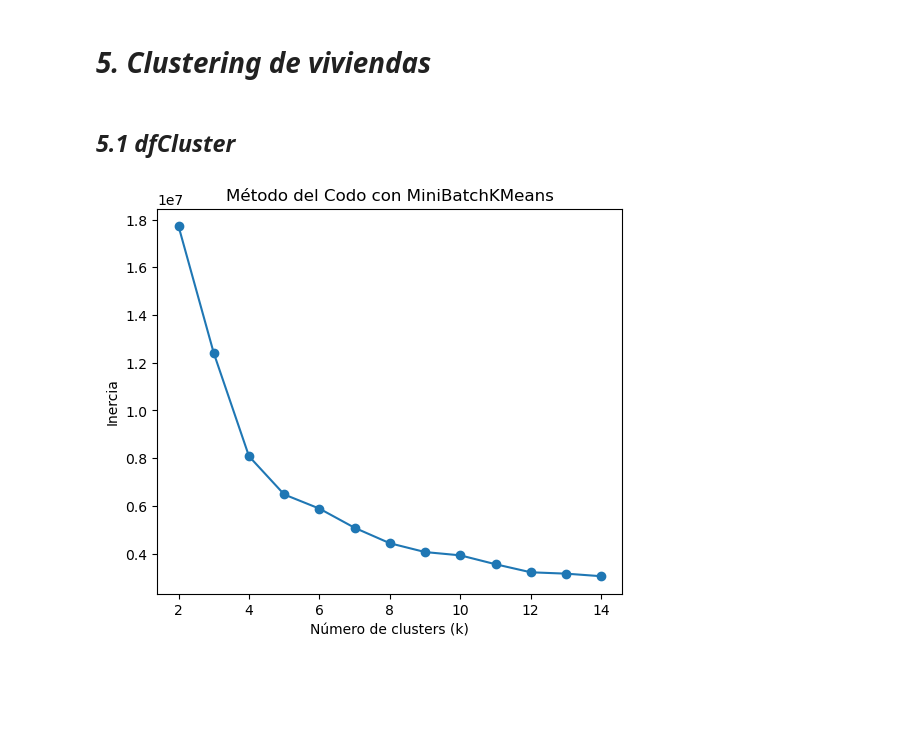
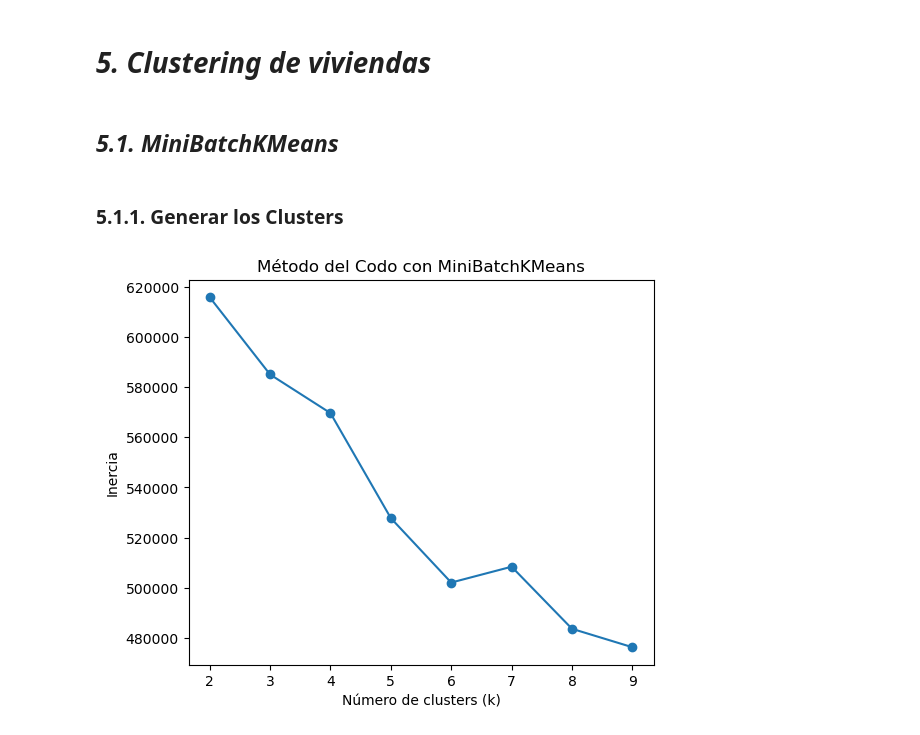
Before and after one commit to avaquerocastro/precios-de-vivienda-madrid, a Jupyter notebook: codigo/03-clustering/Clustering.ipynb, the cells around one changed output. Saved outputs shown, nothing was run; the diff lists cells and outputs as text; code cells hidden in the pictures; blank space fills up the shorter version.

Commit message:
Update notebook clustering

```diff
--- a/codigo/03-clustering/Clustering.ipynb
+++ b/codigo/03-clustering/Clustering.ipynb
@@ -163,10 +167,7 @@ columnas_float.head()
 # %%
-# Transformar variables float a tipo int ya que son categóricas
-df['amueblado'] = df['amueblado'].astype('int64')
-
-# Obtener variables que son de tipo float
-columnas_float_2 = df.select_dtypes(include=['float'])
+# Obtener variables que son de tipo int
+columnas_int = df.select_dtypes(include=['int'])
 
 # Mostrar variables
-columnas_float_2.head()
+columnas_int.head()
 # %% [output]
@@ -178,0 +180,15 @@ columnas_float_2.head()
+# %%
+# Transformar variables int a tipo float ya que son numéricas continuas
+columnas_a_float = ['dormitorios', 'banos', 'num_personas', 'total_transacciones', 'viv_nuevas_transacciones',
+                    'lineas_metro', 'salidas_metro', 'estaciones_metroligero', 'estaciones_cercanias', 'estacion_bus_urbano',
+                    'renta_bruta_media_por_persona', 'tam_hogar', 'hog_con_10', 'hog_con_15_y_más',
+                    'comercio_serviciosminoristas', 'hosteleria_restauracion', 'salud_bienestar_educacion',
+                    'servicios_profesionales', 'cultura_entretenimiento', 'm2_areasverdes', 'num_garajes', 'target',
+                    'total_estaciones', 'habitaciones', 'serv_barrio', 'cod_barrio_frecuency']
+df[columnas_a_float] = df[columnas_a_float].astype('float64')
+
+# Obtener variables que son de tipo int
+columnas_int_final = df.select_dtypes(include=['int'])
+
+# Mostrar variables
+columnas_int_final.head()
@@ -257,0 +271,7 @@ df.head()
+# %%
+# Lista de columnas a transformar
+cols_int_obj = df.select_dtypes(include=['int', 'object']).columns.tolist()
+if 'amueblado' not in cols_int_obj:
+    cols_int_obj.append('amueblado')
+
+print(cols_int_obj)
@@ -289,13 +308,12 @@ Name: count, dtype: int64.
 # *4. Reducción de dimensionalidad*
 # %%
 # Identificar variables numéricas continuas (float64) y categóricas/dummies (int64)
-variables_numericas = df.select_dtypes(include=['float64']).columns
-variables_dummies = df.select_dtypes(include=['int64']).columns
+variables_numericas = df.select_dtypes(include=['float64', 'int64']).columns
 
-# Aplicar StandardScaler solo a las variables numéricas continuas
+# Aplicar StandardScaler
 scaler = StandardScaler()
 df[variables_numericas] = scaler.fit_transform(df[variables_numericas])
 
 # Mostrar un resumen de los datos escalados
-df.describe()
+df.describe().T
 # %% [output]
@@ -381,31 +408,33 @@ df.to_csv("dfClustering_LISTO", sep = ";", index=False)
 # %% [markdown]
 # *5. Clustering de viviendas*
 # %% [markdown]
-## *5.1 dfCluster*
+## *5.1. MiniBatchKMeans*
+# %% [markdown]
+### 5.1.1. Generar los Clusters
 # %%
 from sklearn.cluster import MiniBatchKMeans
 
 # Definir un rango de valores de k a probar
-rango_k = range(2, 15)  # Probamos de 2 a 15 clusters
+rango_k = range(2, 10)  # Probamos de 2 a 10 clusters
 
 # Reiniciar la lista de inercias
 inercias = []
 
 # Aplicar MiniBatchKMeans en diferentes valores de k
 for k in rango_k:
     mini_kmeans = MiniBatchKMeans(n_clusters=k, random_state=42, batch_size=256, n_init=10)
     mini_kmeans.fit(df)
     inercias.append(mini_kmeans.inertia_)
 
 # Graficar el método del codo con MiniBatchKMeans
 plt.figure(figsize=(6, 5))
 plt.plot(rango_k, inercias, marker='o', linestyle='-')
 plt.xlabel('Número de clusters (k)')
 plt.ylabel('Inercia')
 plt.title('Método del Codo con MiniBatchKMeans')
 plt.show()
 # %% [output]
-[figure, old version]
+[figure, new version]
 # %%
 # Calcular la diferencia de inercias entre cada k para detectar el "codo"
 diferencias = np.diff(inercias)
```
Also changed, not shown: parts of 85 cells of this notebook, 20 other files.
